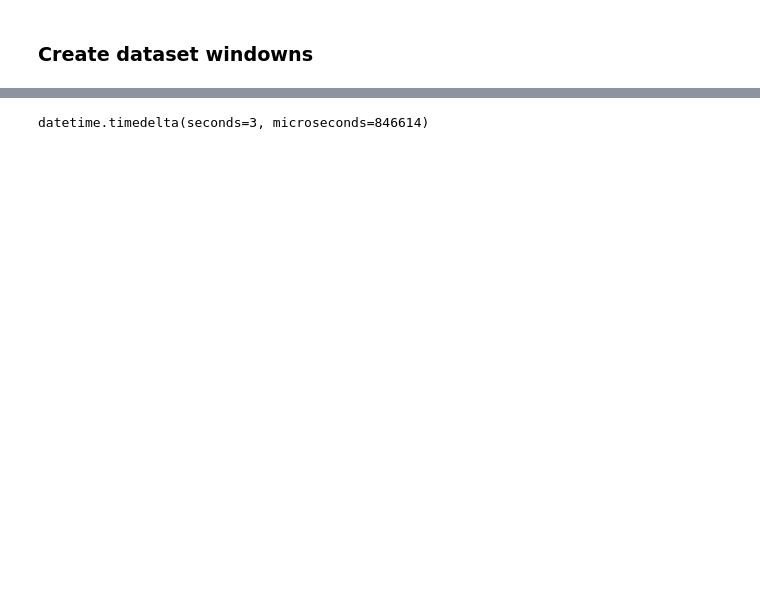
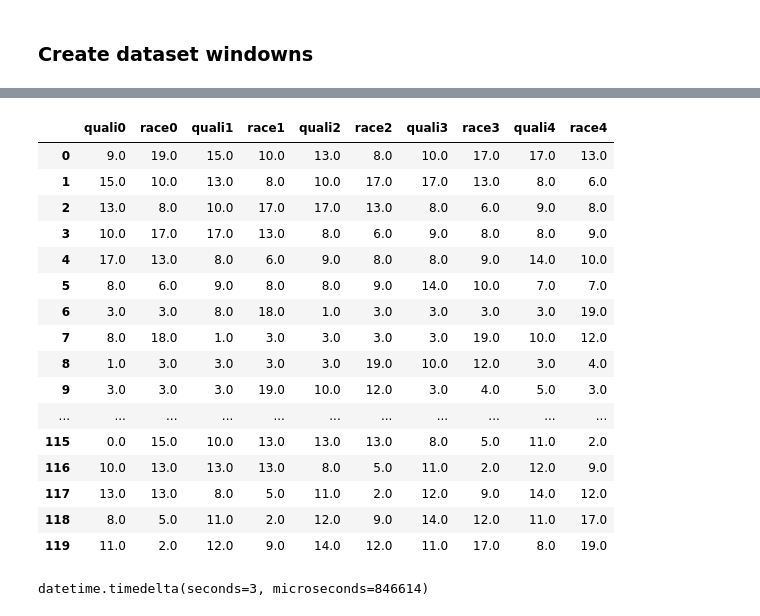
Before and after one commit to Dhia-dbh/F1WinnerPrediction, a Jupyter notebook: notebooks/test.ipynb, the cells around one changed output, grey strips where cells are left out. Cells and saved outputs as stored; diff of their text form; code cells hidden in the pictures; blank space fills up the shorter version.

```diff
--- a/notebooks/test.ipynb
+++ b/notebooks/test.ipynb
@@ -357,5 +324,4 @@ dict_keys([2021])
 # %% [markdown]
 ### Load sessions dump
 # %%
-sessions = io_fastf1.load_checkpoint(sessions_dump_path)
-sessions.keys(), sessions[2021]
+sessions = io_fastf1.load_sessions()
@@ -464,0 +479,2 @@ NameError: name 'drivers_dict' is not defined
+# %%
+df_qualirace = pd.read_csv(config.FASTF1_DATA_DIR / "interim" / "df_qualirace.csv", index_col=0)
@@ -467,3 +609,23 @@ NameError: name 'drivers_dict' is not defined
+# %%
+a
+# %% [output]
+|  | quali0 | race0 | quali1 | race1 | quali2 | race2 | quali3 | race3 | quali4 | race4 |
+| 0 | 9.0 | 19.0 | 15.0 | 10.0 | 13.0 | 8.0 | 10.0 | 17.0 | 17.0 | 13.0 |
+| 1 | 15.0 | 10.0 | 13.0 | 8.0 | 10.0 | 17.0 | 17.0 | 13.0 | 8.0 | 6.0 |
+| 2 | 13.0 | 8.0 | 10.0 | 17.0 | 17.0 | 13.0 | 8.0 | 6.0 | 9.0 | 8.0 |
+| 3 | 10.0 | 17.0 | 17.0 | 13.0 | 8.0 | 6.0 | 9.0 | 8.0 | 8.0 | 9.0 |
+| 4 | 17.0 | 13.0 | 8.0 | 6.0 | 9.0 | 8.0 | 8.0 | 9.0 | 14.0 | 10.0 |
+| 5 | 8.0 | 6.0 | 9.0 | 8.0 | 8.0 | 9.0 | 14.0 | 10.0 | 7.0 | 7.0 |
+| 6 | 3.0 | 3.0 | 8.0 | 18.0 | 1.0 | 3.0 | 3.0 | 3.0 | 3.0 | 19.0 |
+| 7 | 8.0 | 18.0 | 1.0 | 3.0 | 3.0 | 3.0 | 3.0 | 19.0 | 10.0 | 12.0 |
+| 8 | 1.0 | 3.0 | 3.0 | 3.0 | 3.0 | 19.0 | 10.0 | 12.0 | 3.0 | 4.0 |
+| 9 | 3.0 | 3.0 | 3.0 | 19.0 | 10.0 | 12.0 | 3.0 | 4.0 | 5.0 | 3.0 |
+| ... | ... | ... | ... | ... | ... | ... | ... | ... | ... | ... |
+| 115 | 0.0 | 15.0 | 10.0 | 13.0 | 13.0 | 13.0 | 8.0 | 5.0 | 11.0 | 2.0 |
+| 116 | 10.0 | 13.0 | 13.0 | 13.0 | 8.0 | 5.0 | 11.0 | 2.0 | 12.0 | 9.0 |
+| 117 | 13.0 | 13.0 | 8.0 | 5.0 | 11.0 | 2.0 | 12.0 | 9.0 | 14.0 | 12.0 |
+| 118 | 8.0 | 5.0 | 11.0 | 2.0 | 12.0 | 9.0 | 14.0 | 12.0 | 11.0 | 17.0 |
+| 119 | 11.0 | 2.0 | 12.0 | 9.0 | 14.0 | 12.0 | 11.0 | 17.0 | 8.0 | 19.0 |
 # %%
 def create_columns_windows_raceonly(df:pd.DataFrame, windows_index_start=1, windows_size=5, stride=1):
 	df_windows = pd.DataFrame(columns=[f"race{i}" for i in range(windows_size)])
```
Also changed, not shown: parts of 53 cells of this notebook, 4 other files.
